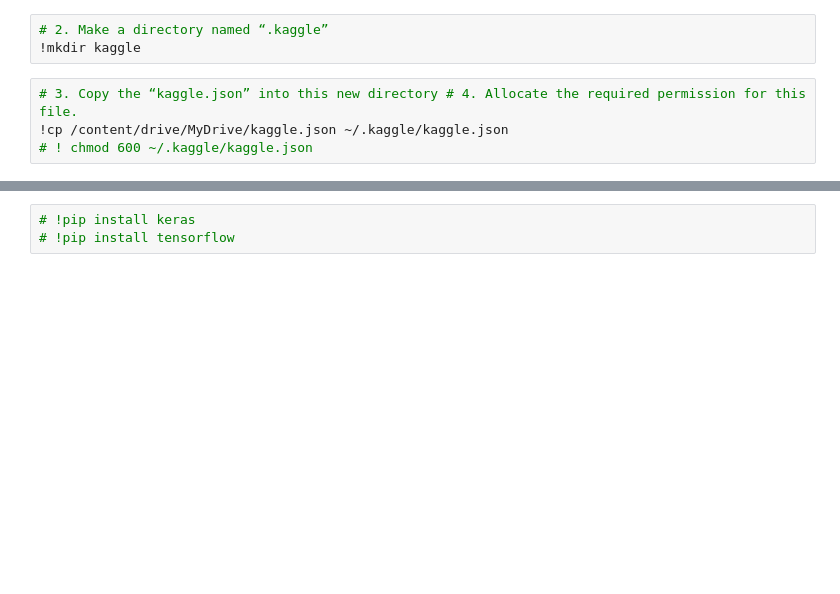
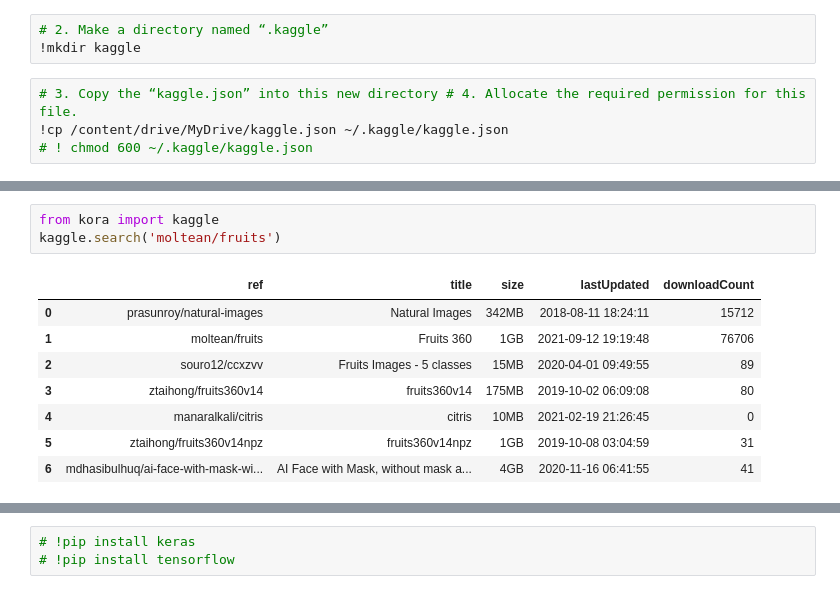
Before and after one commit to billowdev/lab-fruit-classification-simple-model, a Jupyter notebook: Proj_Image_Classification.ipynb, the cells around one changed output, grey strips where cells are left out. Cells and saved outputs as stored; diff of their text form; blank space fills up the shorter version.

```diff
--- a/Proj_Image_Classification.ipynb
+++ b/Proj_Image_Classification.ipynb
@@ -77,0 +70,12 @@ Streaming output truncated to the last 5000 lines.
+# %%
+from kora import kaggle
+kaggle.search('moltean/fruits')
+# %% [output]
+|  | ref | title | size | lastUpdated | downloadCount |
+| 0 | prasunroy/natural-images | Natural Images | 342MB | 2018-08-11 18:24:11 | 15712 |
+| 1 | moltean/fruits | Fruits 360 | 1GB | 2021-09-12 19:19:48 | 76706 |
+| 2 | souro12/ccxzvv | Fruits Images - 5 classes | 15MB | 2020-04-01 09:49:55 | 89 |
+| 3 | ztaihong/fruits360v14 | fruits360v14 | 175MB | 2019-10-02 06:09:08 | 80 |
+| 4 | manaralkali/citris | citris | 10MB | 2021-02-19 21:26:45 | 0 |
+| 5 | ztaihong/fruits360v14npz | fruits360v14npz | 1GB | 2019-10-08 03:04:59 | 31 |
+| 6 | mdhasibulhuq/ai-face-with-mask-wi... | AI Face with Mask, without mask a... | 4GB | 2020-11-16 06:41:55 | 41 |
```
Also changed, not shown: parts of 62 cells of this notebook.
